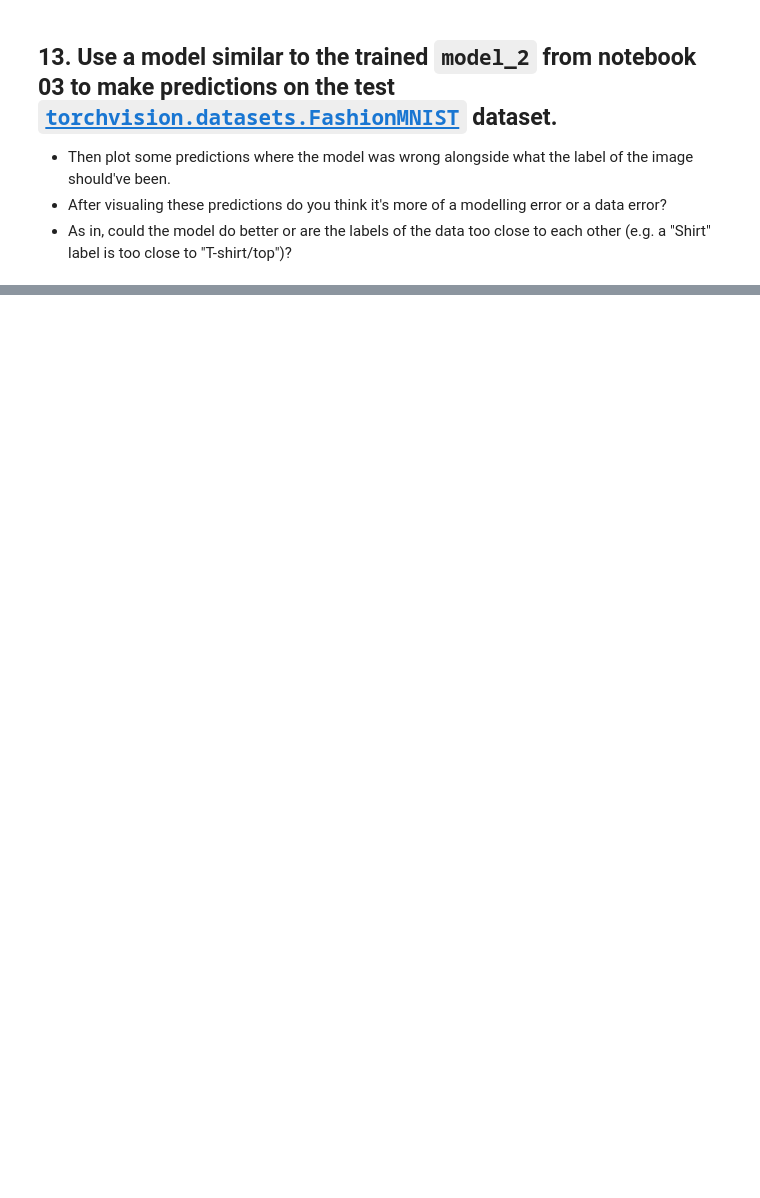
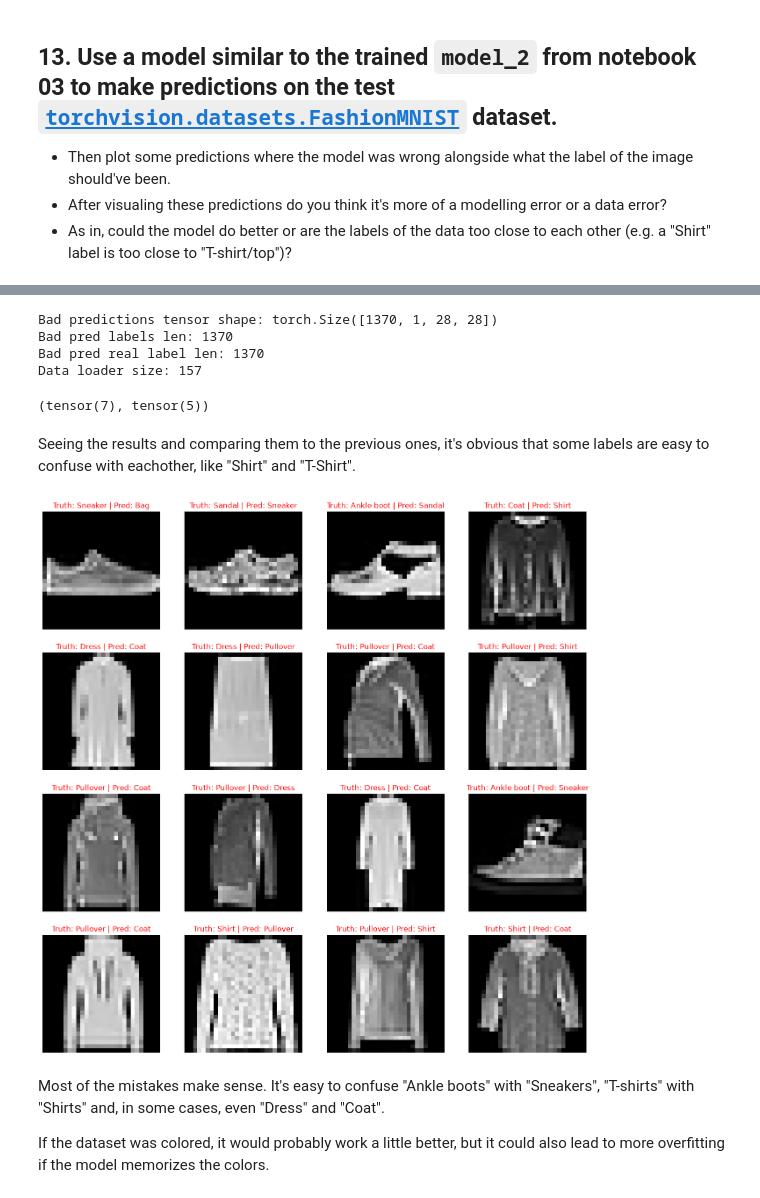
Before and after one commit to Val2a/learnpytorch, a Jupyter notebook: 03_pytorch_computer_vision_exercises.ipynb, the cells around one changed output, grey strips where cells are left out. Drawn from its saved outputs; the diff is of its cells as text; code cells hidden in the pictures; blank space fills up the shorter version.

```diff
--- a/03_pytorch_computer_vision_exercises.ipynb
+++ b/03_pytorch_computer_vision_exercises.ipynb
@@ -463,0 +601,5 @@ plot_confusion_matrix(conf_mat=conf_mat_tensor.numpy(), class_names=classes_name
+# %%
+loss_fn = nn.CrossEntropyLoss()
+accuracy_fn = torchmetrics.Accuracy(task='multiclass', num_classes=len(class_names))
+
+optimizer = torch.optim.SGD(params=model_2.parameters(), lr=0.1)
@@ -463,0 +686,44 @@ plot_confusion_matrix(conf_mat=conf_mat_tensor.numpy(), class_names=classes_name
+# %%
+bad_pred_images_tensor = torch.cat(bad_pred_images)
+bad_pred_labels_tensor = torch.cat([torch.atleast_1d(t) for t in bad_pred_labels], dim=0)
+bad_pred_truths_tensor = torch.cat([torch.atleast_1d(t) for t in bad_pred_truths], dim=0)
+
+print(f"Bad predictions tensor shape: {bad_pred_images_tensor.shape}")
+print(f"Bad pred labels len: {len(bad_pred_labels_tensor)}")
+print(f"Bad pred real label len: {len(bad_pred_truths_tensor)}")
+print(f"Data loader size: {len(test_dataloader)}")
+
+bad_pred_labels_tensor[1], bad_pred_truths_tensor[1]
+# %% [output]
+Bad predictions tensor shape: torch.Size([1370, 1, 28, 28])
+Bad pred labels len: 1370
+Bad pred real label len: 1370
+Data loader size: 157
+(tensor(7), tensor(5))
+# %%
+def plot_samples(samples, rows, cols, truth_labels, pred_labels, class_names):
+    fig = plt.figure(figsize=(16,16))
+    for i in range(rows*cols):
+        fig.add_subplot(rows, cols, i+1)
+        plt.imshow(samples[i].squeeze(), "gray")
+
+        truth_label, pred_label = truth_labels[i], pred_labels[i]
+        label_color = "g" if truth_label == pred_label else "r"
+        plt.title(label=f"Truth: {class_names[truth_label]} | Pred: {class_names[pred_label]}", color=label_color)
+        plt.axis("off")
+# %% [markdown]
+Seeing the results and comparing them to the previous ones, it's obvious that some labels are easy to confuse with eachother, like "Shirt" and "T-Shirt".
+# %%
+plot_samples(
+    samples=bad_pred_images_tensor.numpy(),
+    rows=4,
+    cols=4,
+    truth_labels=bad_pred_truths_tensor.numpy(),
+    pred_labels=bad_pred_labels_tensor.numpy(),
+    class_names=class_names)
+# %% [output]
+[figure, added]
+# %% [markdown]
+Most of the mistakes make sense. It's easy to confuse "Ankle boots" with "Sneakers", "T-shirts" with "Shirts" and, in some cases, even "Dress" and "Coat".
+
+If the dataset was colored, it would probably work a little better, but it could also lead to more overfitting if the model memorizes the colors.
```
Also changed, not shown: parts of 12 cells of this notebook.
